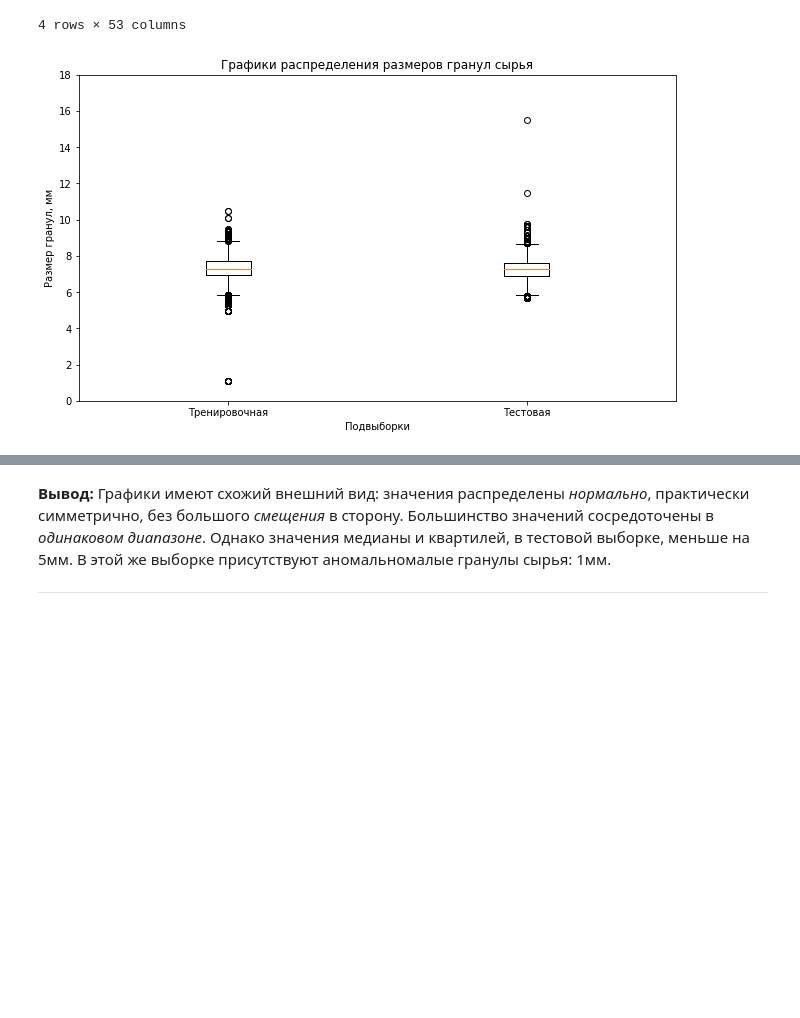
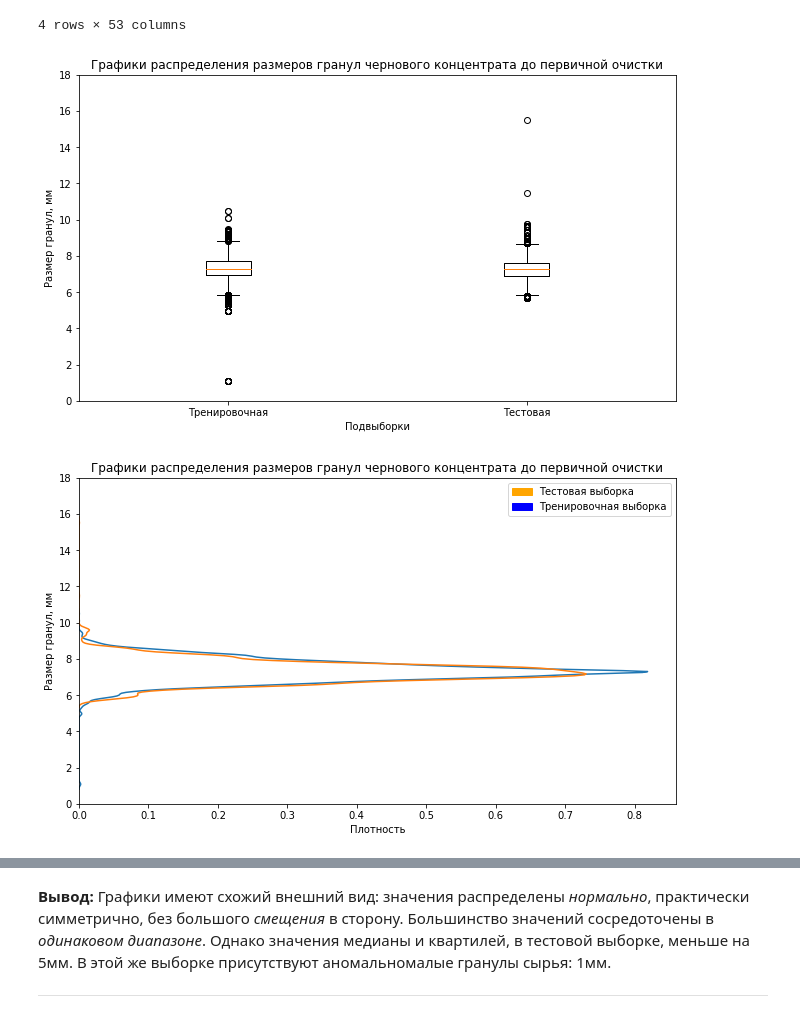
Before and after one commit to Danspers/9.Gold-recovery, a Jupyter notebook: Gold_recovery.ipynb, the cells around one changed output, grey strips where cells are left out. Saved outputs shown, nothing was run; the diff lists cells and outputs as text; code cells hidden in the pictures; blank space fills up the shorter version.

```diff
--- a/Gold_recovery.ipynb
+++ b/Gold_recovery.ipynb
@@ -576,0 +553,18 @@ for df in [df_train, df_test, df_full]:
+# %%
+# сбор индексов аномальных объектов
+outlier_indexs = []
+outlier_indexs.extend(df_full[df_full[new_columns[1]]  < -10000000].index)
+outlier_indexs.extend(df_full[df_full[new_columns[2]]  > 100000].index)
+outlier_indexs.extend(df_full[df_full[new_columns[4]]  > 25].index)
+outlier_indexs.extend(df_full[df_full[new_columns[31]] > -220].index)
+outlier_indexs.extend(df_full[df_full[new_columns[33]] > -200].index)
+outlier_indexs.extend(df_full[df_full[new_columns[37]] > 30].index)
+outlier_indexs.extend(df_full[df_full[new_columns[58]] > 20].index)
+
+# вывод объектов
+display(df_train[df_train['date'].isin(df_full.loc[outlier_indexs, 'date'].values)])
+display(df_test[df_test['date'].isin(df_full.loc[outlier_indexs, 'date'].values)])
+
+# удаление объектов
+df_train = df_train[~df_train['date'].isin(df_full.loc[outlier_indexs, 'date'].values)]
+df_test  = df_test[~df_test['date'].isin(df_full.loc[outlier_indexs, 'date'].values)]
@@ -651,0 +659,4 @@ plt.show();
+# %%
+# аномальный объект с черезвычайно высокой конц. серебра (Ag)
+display(df_train[df_train['rougher.output.concentrate_ag'] > 23])
+df_train.drop(df_train[df_train['rougher.output.concentrate_ag'] > 23].index, inplace=True)
@@ -651,0 +667,5 @@ plt.show();
+# %%
+# аномальный объект с нулевой концентрацией золота (Au)
+for col in concentr_au.columns:
+    display(df_train[df_train[col] == 0])
+    df_train.drop(df_train[df_train[col] == 0].index, inplace=True)
@@ -687,16 +735,31 @@ df_test[df_test['rougher.input.feed_size'] < 1]
 | 4219 | 2017-11-14 10:59:59 | 9.509861 | 2.655166 | 647.711814 | 0.054843 | ... |
 4 rows × 53 columns
 # %%
+# черновой концентрат
 plt.figure(figsize=(10.7, 6))
 plt.boxplot([df_train['primary_cleaner.input.feed_size'], df_test['primary_cleaner.input.feed_size']],
             labels = ['Тренировочная', 'Тестовая'])
-plt.title('Графики распределения размеров гранул сырья')
+plt.title('Графики распределения размеров гранул чернового концентрата до первичной очистки')
 plt.ylabel('Размер гранул, мм')
 plt.xlabel('Подвыборки')
 plt.ylim(0, 18)
 plt.show();
+
+# график распределения плотности КВЗ
+plt.figure(figsize=(10.7, 6))
+sns.kdeplot(data=df_train, y='primary_cleaner.input.feed_size')
+sns.kdeplot(data=df_test, y='primary_cleaner.input.feed_size')
+orange_patch = mpatches.Patch(color='orange', label='Тестовая выборка')
+blue_patch = mpatches.Patch(color='blue', label='Тренировочная выборка')
+plt.legend(handles=[orange_patch, blue_patch])
+plt.title('Графики распределения размеров гранул чернового концентрата до первичной очистки')
+plt.ylabel('Размер гранул, мм')
+plt.xlabel('Плотность')
+plt.ylim(0 , 18)
+plt.show()
 # %% [output]
-[figure, old version]
+[figure, new version]
+[figure, added]
 # %%
 # аномалии
 display(df_train[df_train['primary_cleaner.input.feed_size'] < 2])
```
Also changed, not shown: parts of 51 cells of this notebook.
